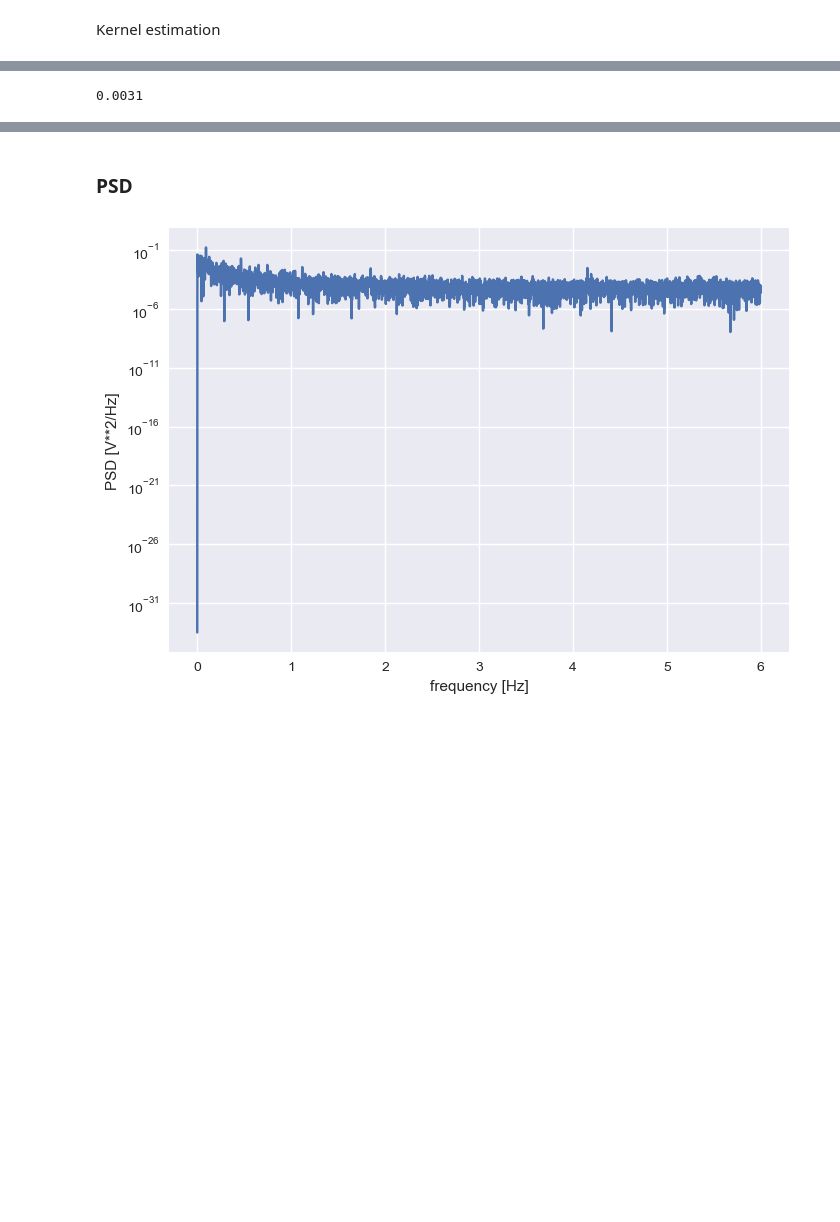
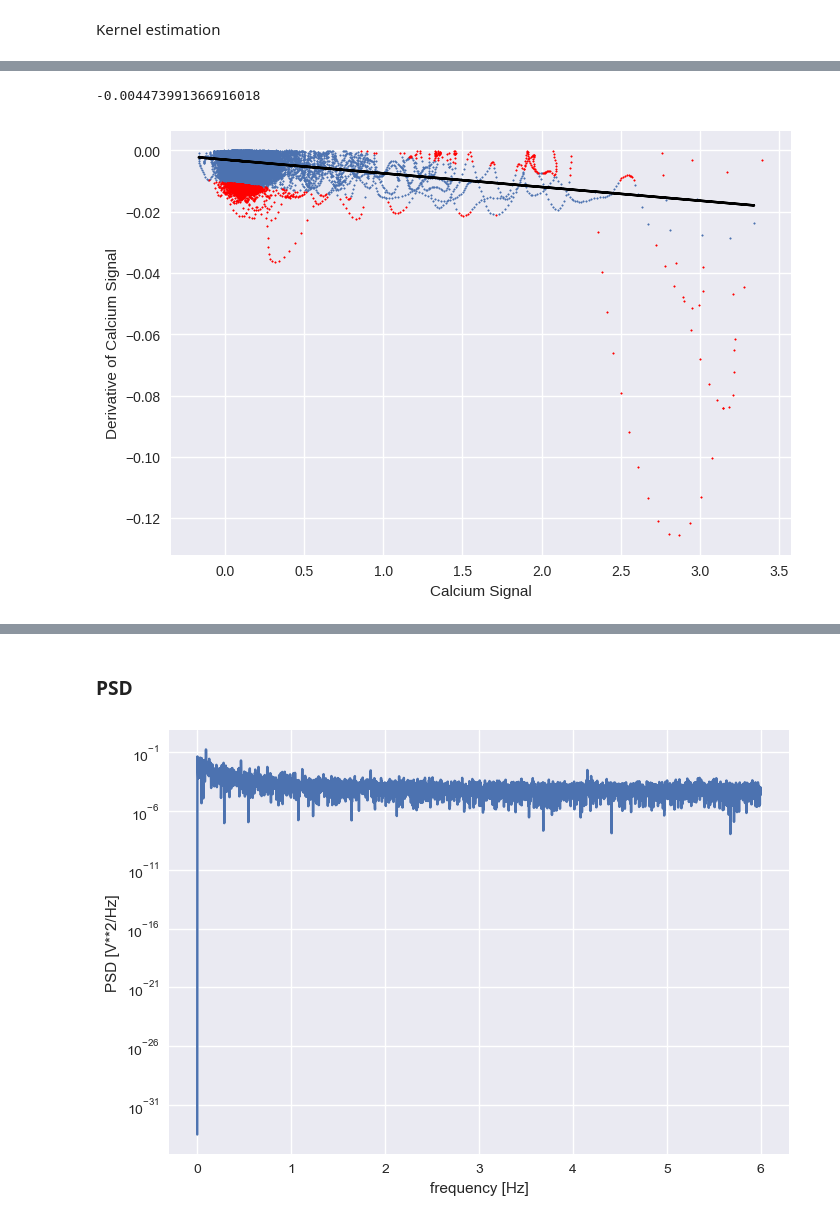
Before and after one commit to mjoudy/Cascade, a Jupyter notebook: cascade_download.ipynb, the cells around one changed output, grey strips where cells are left out. Saved outputs shown, nothing was run; the diff lists cells and outputs as text; code cells hidden in the pictures; blank space fills up the shorter version.

```diff
--- a/cascade_download.ipynb
+++ b/cascade_download.ipynb
@@ -310,4 +307,5 @@ pure_fit(signal, deriv, True)
-# %%
-1000
-# %% [output]
-0.0031
+# %%
+iqr_outlier(signal, deriv, do_plot=True)
+# %% [output]
+-0.004473991366916018
+[figure, added]
```
Also changed, not shown: parts of 25 cells of this notebook.
